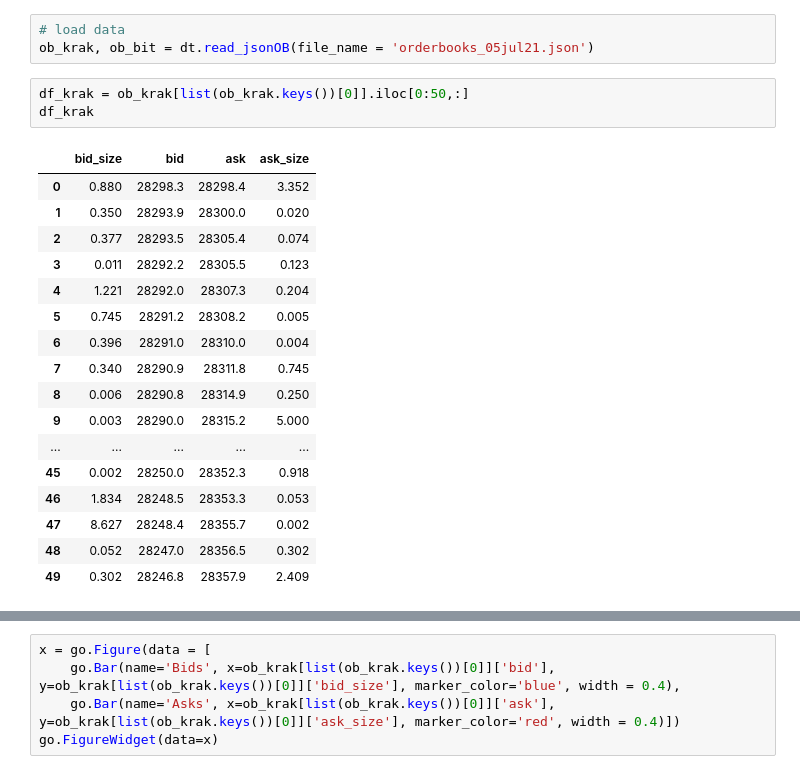
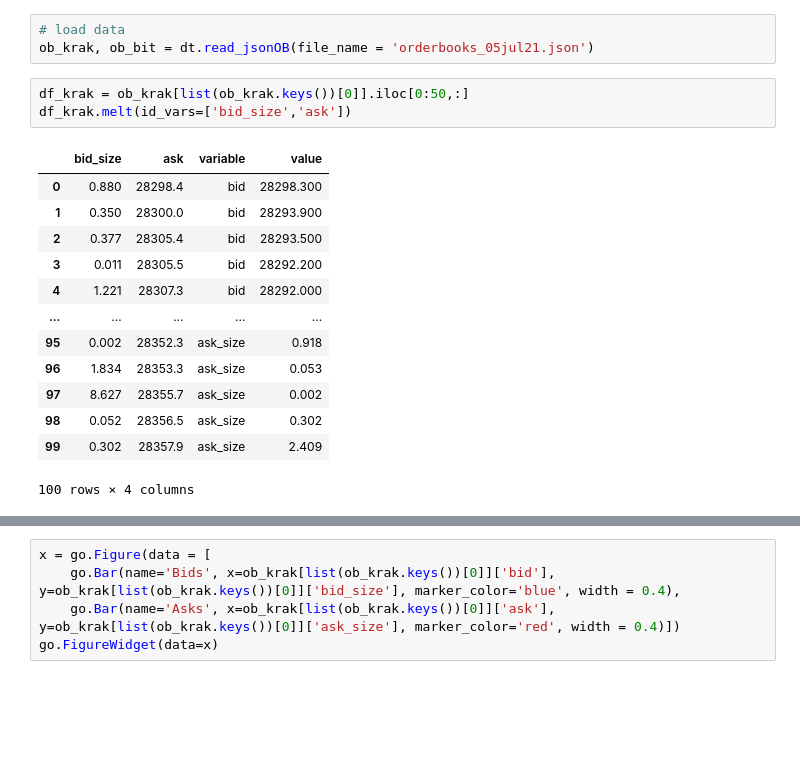
Before and after one commit to AndresLaresBarragan/MyST_XEMM, a Jupyter notebook: Visualizations Work.ipynb, the cells around one changed output, grey strips where cells are left out. Saved outputs shown, nothing was run; the diff lists cells and outputs as text; blank space fills up the shorter version.

```diff
--- a/Visualizations Work.ipynb
+++ b/Visualizations Work.ipynb
@@ -8,22 +8,18 @@ import data as dt
 ob_krak, ob_bit = dt.read_jsonOB(file_name = 'orderbooks_05jul21.json')
 # %%
 df_krak = ob_krak[list(ob_krak.keys())[0]].iloc[0:50,:]
-df_krak
+df_krak.melt(id_vars=['bid_size','ask'])
 # %% [output]
-|  | bid_size | bid | ask | ask_size |
-| 0 | 0.880 | 28298.3 | 28298.4 | 3.352 |
-| 1 | 0.350 | 28293.9 | 28300.0 | 0.020 |
-| 2 | 0.377 | 28293.5 | 28305.4 | 0.074 |
-| 3 | 0.011 | 28292.2 | 28305.5 | 0.123 |
-| 4 | 1.221 | 28292.0 | 28307.3 | 0.204 |
-| 5 | 0.745 | 28291.2 | 28308.2 | 0.005 |
-| 6 | 0.396 | 28291.0 | 28310.0 | 0.004 |
-| 7 | 0.340 | 28290.9 | 28311.8 | 0.745 |
-| 8 | 0.006 | 28290.8 | 28314.9 | 0.250 |
-| 9 | 0.003 | 28290.0 | 28315.2 | 5.000 |
+|  | bid_size | ask | variable | value |
+| 0 | 0.880 | 28298.4 | bid | 28298.300 |
+| 1 | 0.350 | 28300.0 | bid | 28293.900 |
+| 2 | 0.377 | 28305.4 | bid | 28293.500 |
+| 3 | 0.011 | 28305.5 | bid | 28292.200 |
+| 4 | 1.221 | 28307.3 | bid | 28292.000 |
 | ... | ... | ... | ... | ... |
-| 45 | 0.002 | 28250.0 | 28352.3 | 0.918 |
-| 46 | 1.834 | 28248.5 | 28353.3 | 0.053 |
-| 47 | 8.627 | 28248.4 | 28355.7 | 0.002 |
-| 48 | 0.052 | 28247.0 | 28356.5 | 0.302 |
-| 49 | 0.302 | 28246.8 | 28357.9 | 2.409 |
+| 95 | 0.002 | 28352.3 | ask_size | 0.918 |
+| 96 | 1.834 | 28353.3 | ask_size | 0.053 |
+| 97 | 8.627 | 28355.7 | ask_size | 0.002 |
+| 98 | 0.052 | 28356.5 | ask_size | 0.302 |
+| 99 | 0.302 | 28357.9 | ask_size | 2.409 |
+100 rows × 4 columns
```
Also changed, not shown: parts of 3 cells of this notebook, 4 other files.
